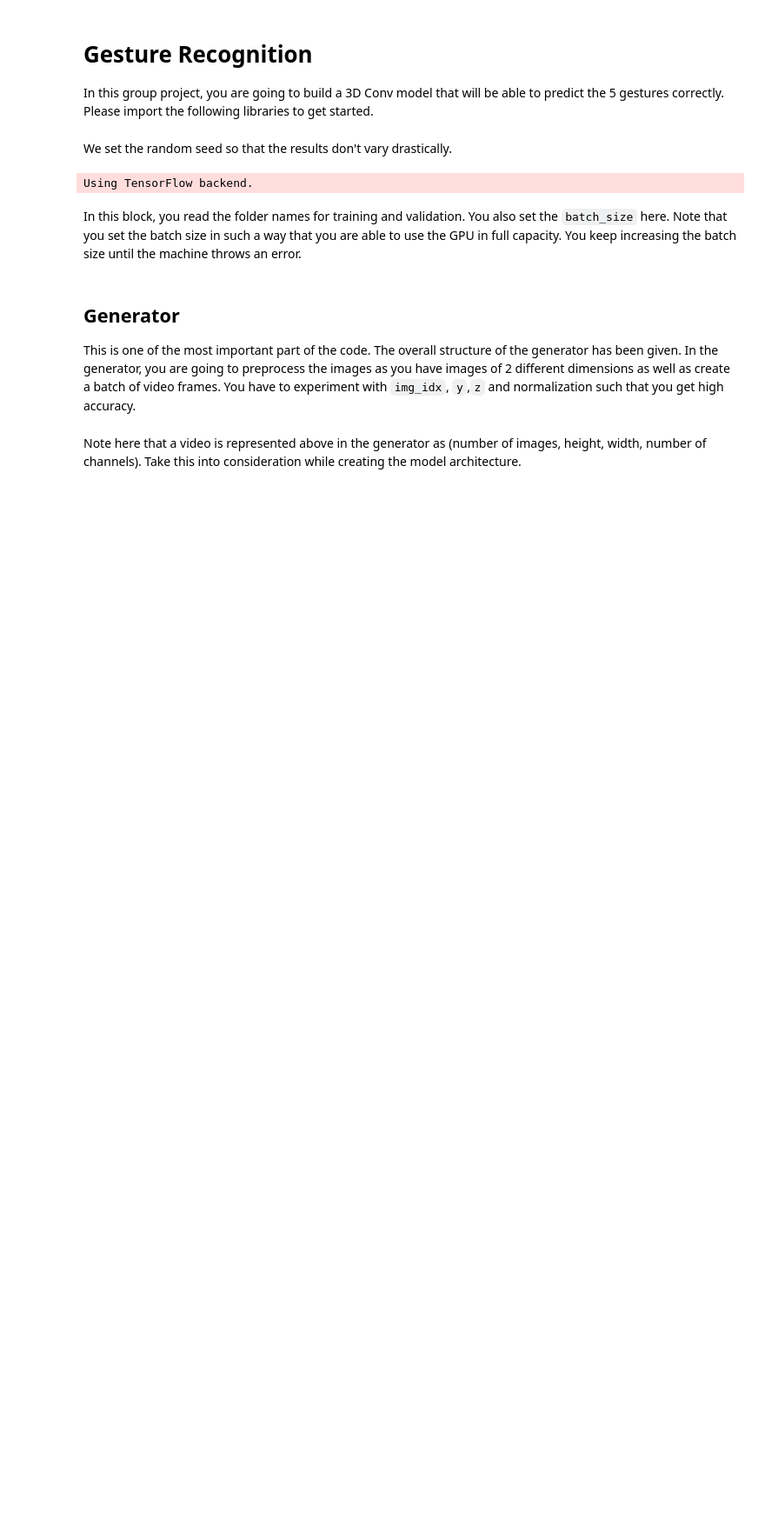
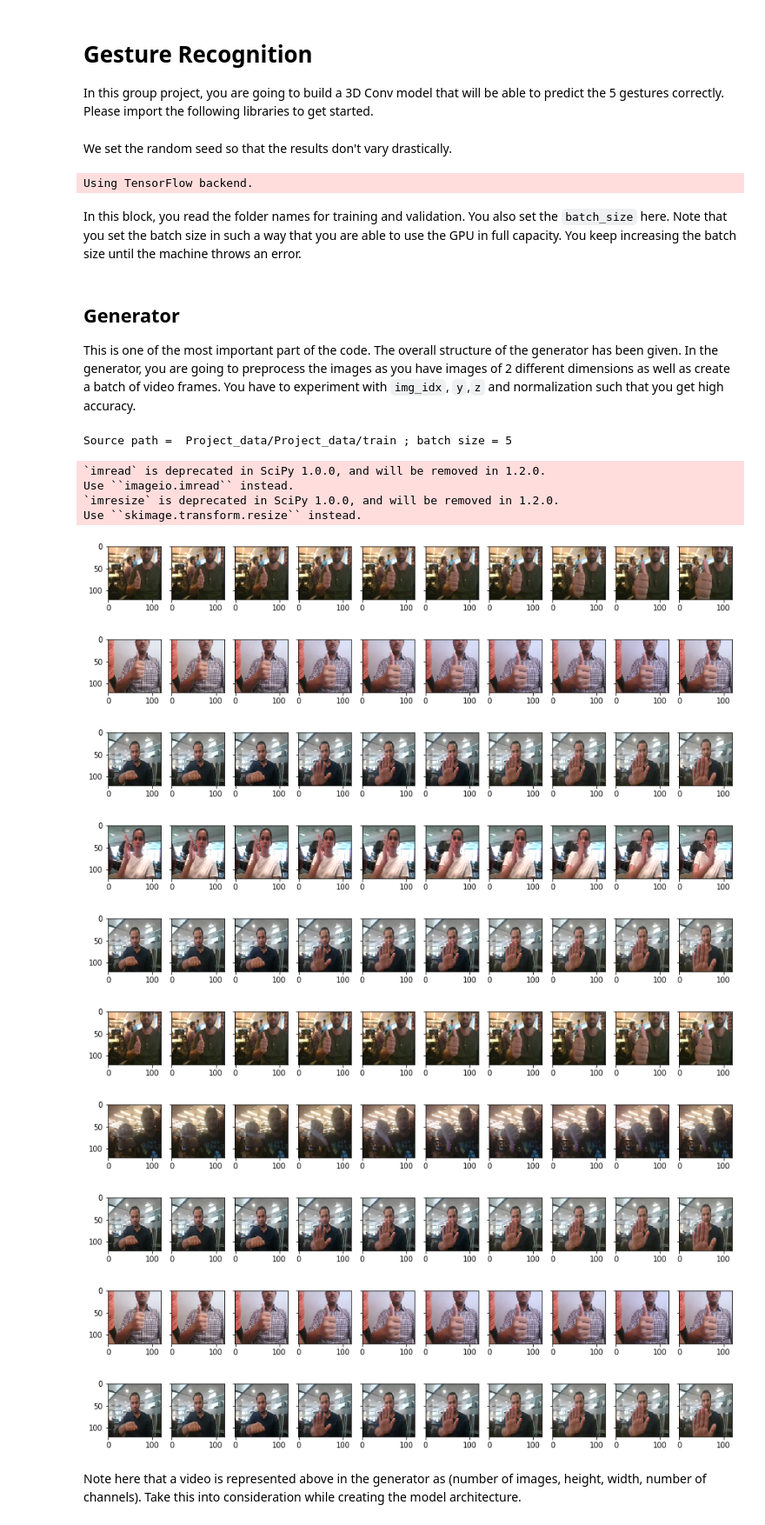
Before and after one commit to adi007me/deep-learning, a Jupyter notebook: Neural_Nets_Project_Starter_Code.ipynb, the cells around one changed output. Shown at 87% size. Drawn from its saved outputs; the diff is of its cells as text; code cells hidden in the pictures; blank space fills up the shorter version.

```diff
--- a/Neural_Nets_Project_Starter_Code.ipynb
+++ b/Neural_Nets_Project_Starter_Code.ipynb
@@ -18,6 +19,13 @@ import tensorflow as tf
 tf.set_random_seed(30)
 # %% [output]
 Using TensorFlow backend.
+# %%
+# function to plot n images using subplots
+def plot_image(images, captions=None, cmap=None ):
+    f, axes = plt.subplots(1, len(images), sharey=True)
+    f.set_figwidth(15)
+    for ax,image in zip(axes, images):
+        ax.imshow(image, cmap)
 # %% [markdown]
 In this block, you read the folder names for training and validation. You also set the `batch_size` here. Note that you set the batch size in such a way that you are able to use the GPU in full capacity. You keep increasing the batch size until the machine throws an error.
 # %%
@@ -29,7 +37,7 @@ val_doc = np.random.permutation(open('Project_data/Project_data/val.csv').readli
 
 batch_size = 5 #experiment with the batch size
 img_size = 120
-interval = 5
+interval = 3
 frame_count=30
 # %% [markdown]
 ## Generator
@@ -95,6 +102,35 @@ def generator(source_path, folder_list, batch_size, ablation_size = 0):
                 batch_labels[folder, int(t[folder].strip().split(';')[2])] = 1
 
             yield batch_data, batch_labels #you yield the batch_data and the batch_labels, remember what does yield do
+# %%
+train_path = 'Project_data/Project_data/train'
+test_images_generator = generator(train_path, train_doc, batch_size, ablation_size=10)
+
+test_images = []
+counter = 0
+for test_img in test_images_generator:
+    plot_image(test_img[0][0])
+
+
+    counter = counter + 1
+    if counter is 10:
+        break;
+# %% [output]
+Source path =  Project_data/Project_data/train ; batch size = 5
+`imread` is deprecated in SciPy 1.0.0, and will be removed in 1.2.0.
+Use ``imageio.imread`` instead.
+`imresize` is deprecated in SciPy 1.0.0, and will be removed in 1.2.0.
+Use ``skimage.transform.resize`` instead.
+[figure, added]
+[figure, added]
+[figure, added]
+[figure, added]
+[figure, added]
+[figure, added]
+[figure, added]
+[figure, added]
+[figure, added]
+[figure, added]
 # %% [markdown]
 Note here that a video is represented above in the generator as (number of images, height, width, number of channels). Take this into consideration while creating the model architecture.
 # %%
```
Also changed, not shown: parts of 8 cells of this notebook.
